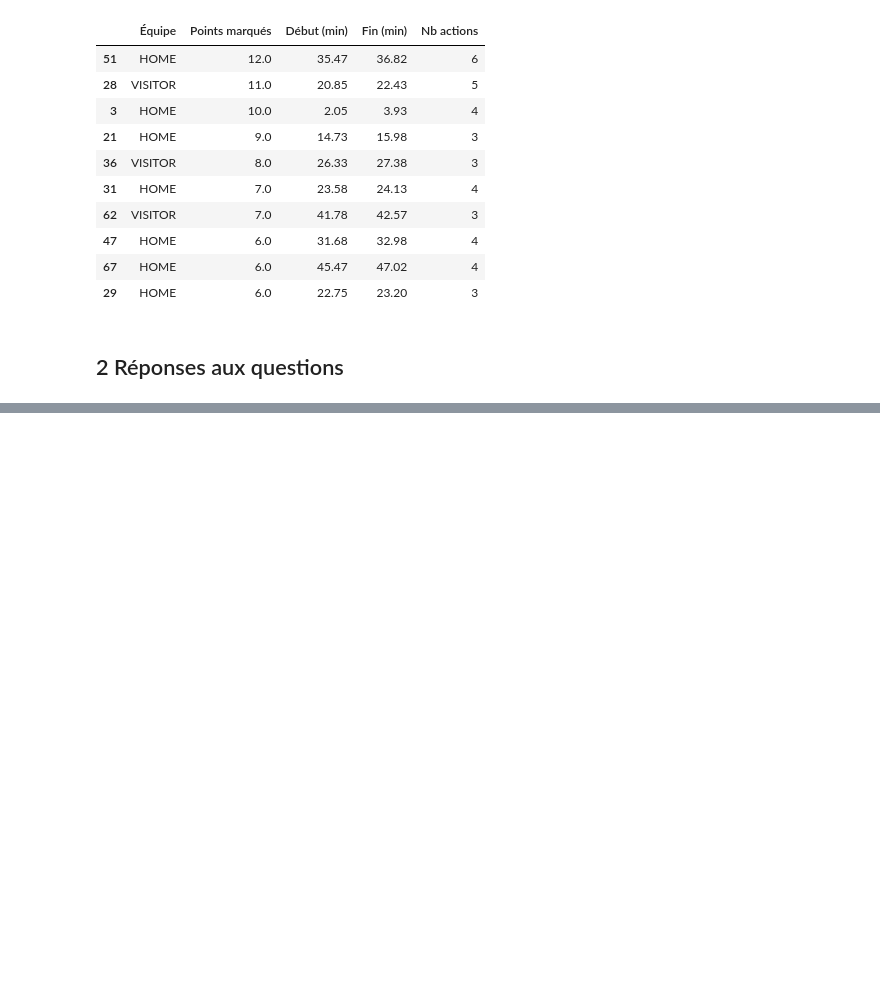
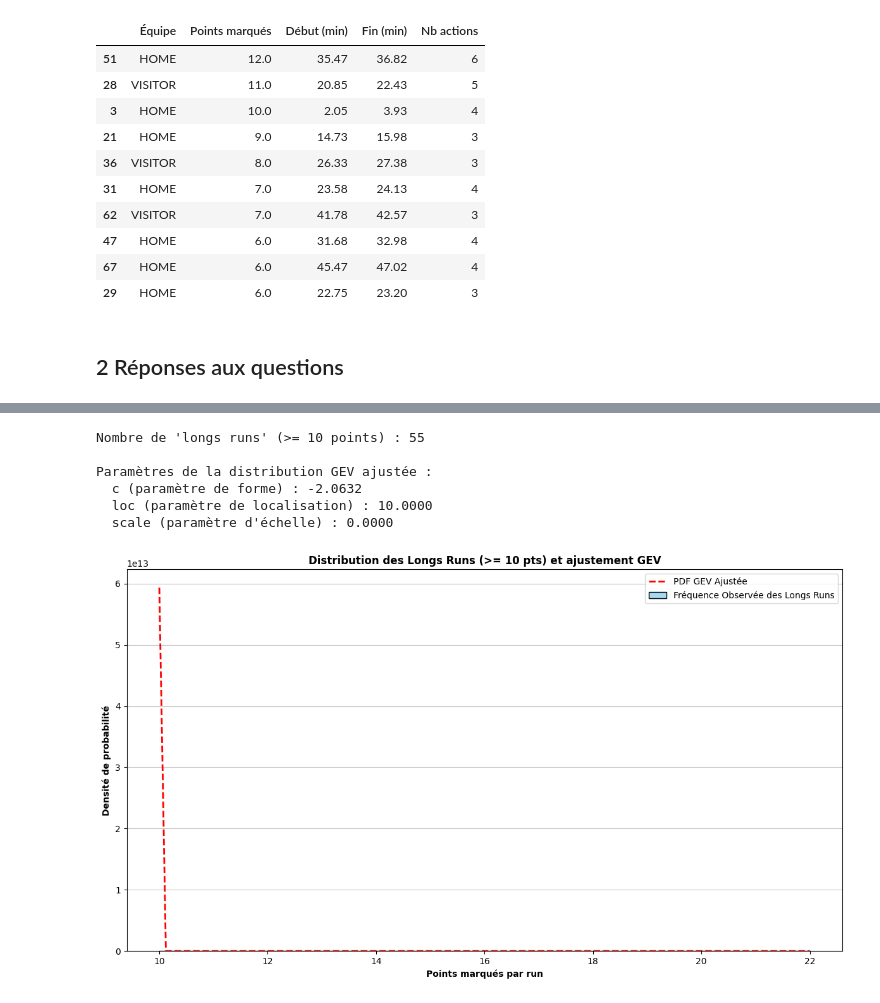
Before and after one commit to Lduvignacq/Analyse-statistique-du-momentum-dans-le-sport---Application-la-NBA, a Jupyter notebook: analyse_EVT.ipynb, the cells around one changed output, grey strips where cells are left out. Saved outputs shown, nothing was run; the diff lists cells and outputs as text; code cells hidden in the pictures; blank space fills up the shorter version.

```diff
--- a/analyse_EVT.ipynb
+++ b/analyse_EVT.ipynb
@@ -1351,0 +630,43 @@ Average final score difference (weighted runs): 5.65 points
+# %%
+# Récupérer les 'longs runs' définis précédemment (>= long_run_threshold points)
+long_run_threshold = 10 # Seuil défini précédemment
+extreme_runs_data = all_raw_runs_gsw_season[all_raw_runs_gsw_season['pts'] >= long_run_threshold]['pts']
+
+if extreme_runs_data.empty:
+    print(f"Aucun run n'atteint le seuil de {long_run_threshold} points. Impossible d'ajuster une distribution GEV.")
+else:
+    print(f"Nombre de 'longs runs' (>= {long_run_threshold} points) : {len(extreme_runs_data)}")
+
+    # Ajuster la distribution GEV aux données des 'longs runs'
+    # La fonction fit_gev_distribution est supposée être définie dans utils_
+    c, loc, scale = fit_gev_distribution(extreme_runs_data)
+
+    print(f"\nParamètres de la distribution GEV ajustée :")
+    print(f"  c (paramètre de forme) : {c:.4f}")
+    print(f"  loc (paramètre de localisation) : {loc:.4f}")
+    print(f"  scale (paramètre d'échelle) : {scale:.4f}")
+
+    # Visualisation de l'ajustement GEV
+    plt.figure(figsize=(12, 7))
+    sns.histplot(extreme_runs_data, bins=max(1, len(extreme_runs_data)//2), kde=False, stat='density', color='skyblue', label='Fréquence Observée des Longs Runs')
+
+    # Superposer la PDF de la distribution GEV ajustée
+    x_vals = np.linspace(extreme_runs_data.min(), extreme_runs_data.max(), 100)
+    pdf_gev = genextreme.pdf(x_vals, c, loc=loc, scale=scale)
+    plt.plot(x_vals, pdf_gev, color='red', linestyle='--', linewidth=2, label='PDF GEV Ajustée')
+
+    plt.title(f'Distribution des Longs Runs (>= {long_run_threshold} pts) et ajustement GEV', fontweight='bold')
+    plt.xlabel('Points marqués par run', fontweight='bold')
+    plt.ylabel('Densité de probabilité', fontweight='bold')
+    plt.legend()
+    plt.grid(axis='y', alpha=0.75)
+    plt.tight_layout()
+    plt.show()
+# %% [output]
+Nombre de 'longs runs' (>= 10 points) : 55
+
+Paramètres de la distribution GEV ajustée :
+  c (paramètre de forme) : -2.0632
+  loc (paramètre de localisation) : 10.0000
+  scale (paramètre d'échelle) : 0.0000
+[figure, added]
```
Also changed, not shown: parts of 105 cells of this notebook.
